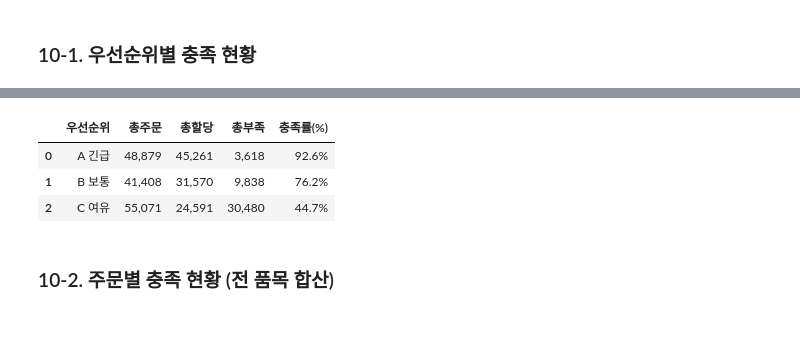
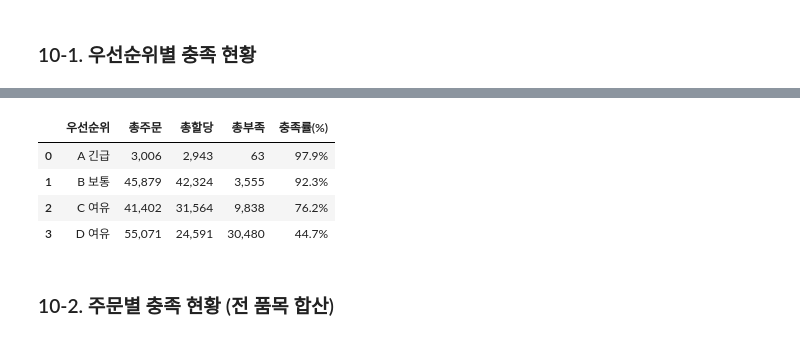
Before and after one commit to chris-ondemand3d/production-planning, a Jupyter notebook: 생산계획_대시보드.ipynb, the cells around one changed output, grey strips where cells are left out. Drawn from its saved outputs; the diff is of its cells as text; code cells hidden in the pictures.

```diff
--- a/생산계획_대시보드.ipynb
+++ b/생산계획_대시보드.ipynb
@@ -15,10 +15,17 @@ import warnings
 warnings.filterwarnings("ignore")
 
 # JupyterLab 인라인 렌더링
-pio.renderers.default = "iframe"
 
 EXCEL_FILE = "5월 생산계획.xlsx"
 SHEET_NAME = "Fixture 총 발주수량"
+from IPython.display import IFrame
+import os
+os.makedirs("iframe_figures", exist_ok=True)
+
+def show_fig(fig, fname=None, height=520):
+    html = fig.to_html(full_html=False, include_plotlyjs="cdn")
+    display(HTML(f'<div style="height:{height}px;width:100%">{html}</div>'),
+            metadata={"isolated": True})
 # %%
 # ─────────────────────────────────────────
 # 데이터 로드
@@ -285,7 +292,7 @@ if not heatmap_data.empty:
         margin=dict(l=140, r=20, t=60, b=60),
         xaxis_tickangle=30,
     )
-    fig.show()
+    show_fig(fig, "fig05.html")
 else:
     print('재공 데이터 없음')
 # %% [output]
@@ -513,24 +520,24 @@ Dropdown(description='품목 선택:', layout=Layout(width='350px'), options=('C
 # ─────────────────────────────────────────────────
 
 CE_PRIORITY = {
-    'CE_아자르바이젠': 'C',
+    'CE_아자르바이젠': 'D',
     'CE_베트남':       'A',
-    'CE_이라크PO30':   'A',
-    'CE_리투아니아':   'B',
-    'CE_이라크PO31':   'B',
-    'CE_두바이':       'B',
-    'CE_몰도바':       'B',
+    'CE_이라크PO30':   'B',
+    'CE_리투아니아':   'A',
+    'CE_이라크PO31':   'C',
+    'CE_두바이':       'C',
+    'CE_몰도바':       'C',
 }
 
 # FDA 이란 주문 분할 (ratio 합계 비율로 수량 배분)
 FDA_SPLITS = [
-    {'name': 'FDA 이란 ①', 'ratio': 40000, 'priority': 'A'},
-    {'name': 'FDA 이란 ②', 'ratio': 40000, 'priority': 'B'},
-    {'name': 'FDA 이란 ③', 'ratio': 55000, 'priority': 'C'},
+    {'name': 'FDA 이란 ①', 'ratio': 40000, 'priority': 'B'},
+    {'name': 'FDA 이란 ②', 'ratio': 40000, 'priority': 'C'},
+    {'name': 'FDA 이란 ③', 'ratio': 55000, 'priority': 'D'},
 ]
 
-PRIORITY_ORDER = {'A': 0, 'B': 1, 'C': 2}
-PRIORITY_LABEL = {'A': 'A 긴급', 'B': 'B 보통', 'C': 'C 여유'}
+PRIORITY_ORDER = {'A': 0, 'B': 1, 'C': 2, 'D': 3}
+PRIORITY_LABEL = {'A': 'A 긴급', 'B': 'B 보통', 'C': 'C 여유', 'D': 'D 여유'}
 FDA_TOTAL_RATIO = sum(s['ratio'] for s in FDA_SPLITS)
 
 print("=== 우선순위 설정 ===")
@@ -658,37 +665,38 @@ fig.add_trace(go.Bar(
     name='할당 완료', x=summary['우선순위'], y=summary['총할당'],
     marker_color='#69db7c',
     text=summary['총할당'].apply(lambda v: f'{v:,}'),
     textposition='inside', textfont=dict(size=11)
 ))
 fig.add_trace(go.Bar(
     name='부족', x=summary['우선순위'], y=summary['총부족'],
     marker_color='#ff6b6b',
     text=summary['총부족'].apply(lambda v: f'{v:,}' if v > 0 else ''),
     textposition='inside', textfont=dict(size=11)
 ))
 for _, row in summary.iterrows():
     fig.add_annotation(
         x=row['우선순위'], y=row['총주문'] + 200,
         text=f"{row['충족률(%)']:.1f}%",
         showarrow=False, font=dict(size=13, color='white')
     )
 fig.update_layout(
     barmode='stack', title='우선순위별 주문 충족 현황 (전 품목 합산)',
     template='plotly_dark', height=420,
     yaxis_title='수량 (PCS)',
     margin=dict(l=40, r=20, t=60, b=40)
 )
-fig.show()
+show_fig(fig, "fig08.html")
 
 display(summary[['우선순위','총주문','총할당','총부족','충족률(%)']].style
         .format({'총주문':'{:,}','총할당':'{:,}','총부족':'{:,}','충족률(%)':'{:.1f}%'})
         .background_gradient(subset=['충족률(%)'], cmap='RdYlGn', vmin=0, vmax=100))
 # %% [output]
 [interactive output not drawn]
 |  | 우선순위 | 총주문 | 총할당 | 총부족 | 충족률(%) |
-| 0 | A 긴급 | 48,879 | 45,261 | 3,618 | 92.6% |
-| 1 | B 보통 | 41,408 | 31,570 | 9,838 | 76.2% |
-| 2 | C 여유 | 55,071 | 24,591 | 30,480 | 44.7% |
+| 0 | A 긴급 | 3,006 | 2,943 | 63 | 97.9% |
+| 1 | B 보통 | 45,879 | 42,324 | 3,555 | 92.3% |
+| 2 | C 여유 | 41,402 | 31,564 | 9,838 | 76.2% |
+| 3 | D 여유 | 55,071 | 24,591 | 30,480 | 44.7% |
 # %% [markdown]
 ### 10-2. 주문별 충족 현황 (전 품목 합산)
 # %%
```
Also changed, not shown: parts of 14 cells of this notebook, 2 other files.
